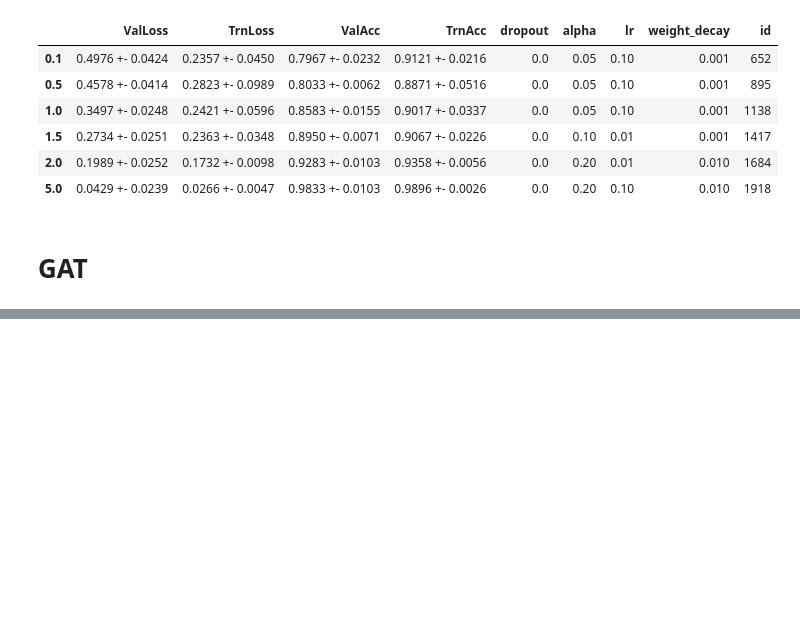
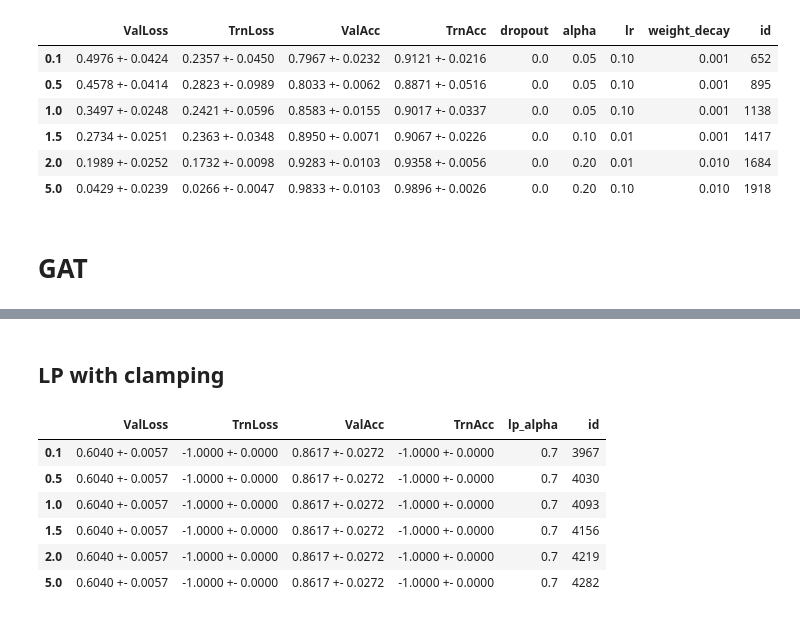
Before and after one commit to saper0/revisiting_robustness, a Jupyter notebook: notebooks/training/hyperparameter_search.ipynb, the cells around one changed output, grey strips where cells are left out. Saved outputs shown, nothing was run; the diff lists cells and outputs as text; code cells hidden in the pictures; blank space fills up the shorter version.

```diff
--- a/notebooks/training/hyperparameter_search.ipynb
+++ b/notebooks/training/hyperparameter_search.ipynb
@@ -84,3 +81,20 @@ utils.get_best_hyperparams(start_id, end_id, n_seeds, hyperparams, K_l)
 | 1.5 | 0.2717 +- 0.0231 | 0.3844 +- 0.0618 | 0.8833 +- 0.0155 | 0.8100 +- 0.0278 | 0.0 | 0.3 | 0.01 | 0.0001 | 2878 |
 | 2.0 | 0.2131 +- 0.0243 | 0.3764 +- 0.0335 | 0.9100 +- 0.0141 | 0.8121 +- 0.0168 | 0.0 | 0.3 | 0.10 | 0.0010 | 3109 |
 | 5.0 | 0.0709 +- 0.0156 | 0.2772 +- 0.0287 | 0.9750 +- 0.0147 | 0.8604 +- 0.0068 | 0.0 | 0.0 | 0.10 | 0.0001 | 3328 |
+# %% [markdown]
+## LP with clamping
+# %%
+start_id = 3925
+end_id = 4302
+n_seeds = 3
+K_l = [0.1, 0.5, 1, 1.5, 2, 5]
+hyperparams = ["lp_alpha"]
+utils.get_best_hyperparams(start_id, end_id, n_seeds, hyperparams, K_l)
+# %% [output]
+|  | ValLoss | TrnLoss | ValAcc | TrnAcc | lp_alpha | id |
+| 0.1 | 0.6040 +- 0.0057 | -1.0000 +- 0.0000 | 0.8617 +- 0.0272 | -1.0000 +- 0.0000 | 0.7 | 3967 |
+| 0.5 | 0.6040 +- 0.0057 | -1.0000 +- 0.0000 | 0.8617 +- 0.0272 | -1.0000 +- 0.0000 | 0.7 | 4030 |
+| 1.0 | 0.6040 +- 0.0057 | -1.0000 +- 0.0000 | 0.8617 +- 0.0272 | -1.0000 +- 0.0000 | 0.7 | 4093 |
+| 1.5 | 0.6040 +- 0.0057 | -1.0000 +- 0.0000 | 0.8617 +- 0.0272 | -1.0000 +- 0.0000 | 0.7 | 4156 |
+| 2.0 | 0.6040 +- 0.0057 | -1.0000 +- 0.0000 | 0.8617 +- 0.0272 | -1.0000 +- 0.0000 | 0.7 | 4219 |
+| 5.0 | 0.6040 +- 0.0057 | -1.0000 +- 0.0000 | 0.8617 +- 0.0272 | -1.0000 +- 0.0000 | 0.7 | 4282 |
```
Also changed, not shown: parts of 3 cells of this notebook, 6 other files.
